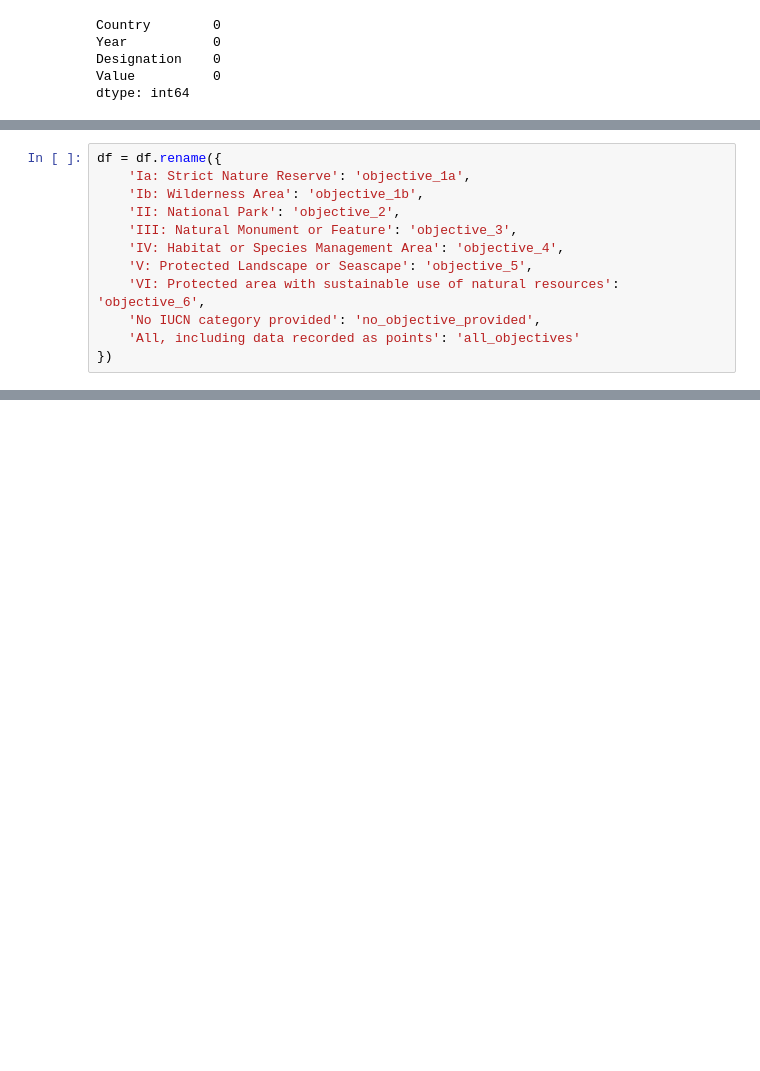
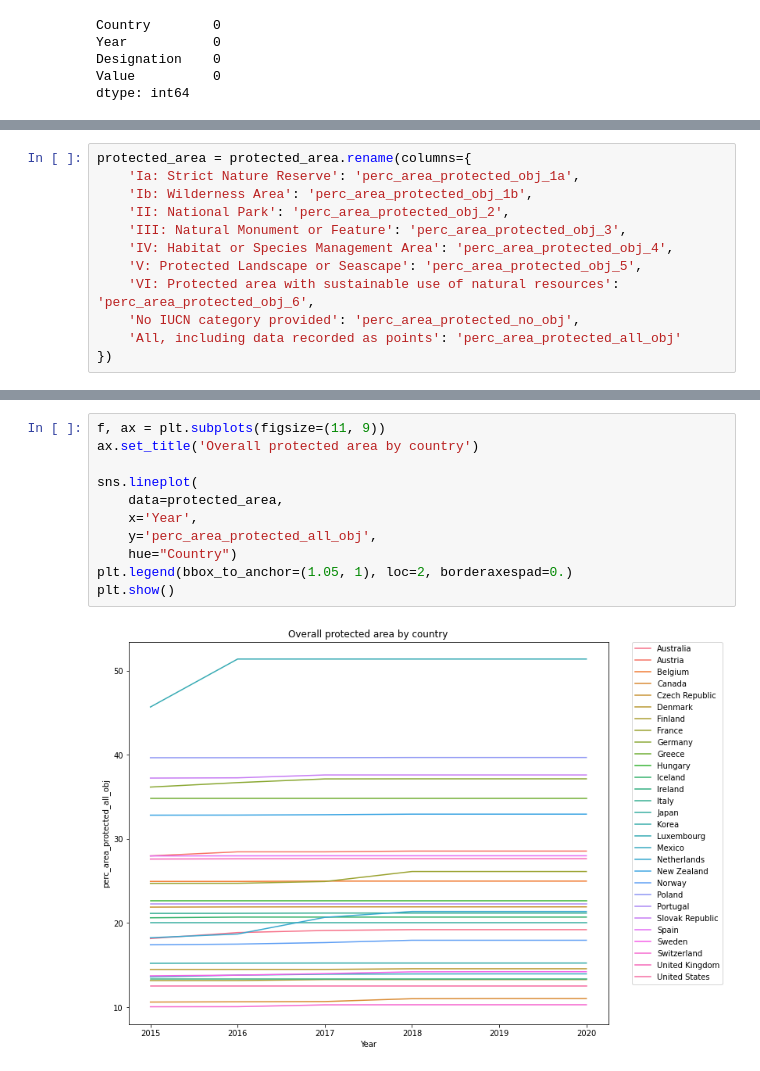
Before and after one commit to MarkusKiesel93/DOPPThreatenedSpecies, a Jupyter notebook: protected_areas.ipynb, the cells around one changed output, grey strips where cells are left out. Saved outputs shown, nothing was run; the diff lists cells and outputs as text; blank space fills up the shorter version.

```diff
--- a/protected_areas.ipynb
+++ b/protected_areas.ipynb
@@ -140,12 +148,12 @@ df.head()
 # %%
-df = df.rename({
-    'Ia: Strict Nature Reserve': 'objective_1a',
-    'Ib: Wilderness Area': 'objective_1b',
-    'II: National Park': 'objective_2',
-    'III: Natural Monument or Feature': 'objective_3',
-    'IV: Habitat or Species Management Area': 'objective_4',
-    'V: Protected Landscape or Seascape': 'objective_5',
-    'VI: Protected area with sustainable use of natural resources': 'objective_6',
-    'No IUCN category provided': 'no_objective_provided',
-    'All, including data recorded as points': 'all_objectives'
+protected_area = protected_area.rename(columns={
+    'Ia: Strict Nature Reserve': 'perc_area_protected_obj_1a',
+    'Ib: Wilderness Area': 'perc_area_protected_obj_1b',
+    'II: National Park': 'perc_area_protected_obj_2',
+    'III: Natural Monument or Feature': 'perc_area_protected_obj_3',
+    'IV: Habitat or Species Management Area': 'perc_area_protected_obj_4',
+    'V: Protected Landscape or Seascape': 'perc_area_protected_obj_5',
+    'VI: Protected area with sustainable use of natural resources': 'perc_area_protected_obj_6',
+    'No IUCN category provided': 'perc_area_protected_no_obj',
+    'All, including data recorded as points': 'perc_area_protected_all_obj'
 })
@@ -151,0 +191,13 @@ df = df.rename({
+# %%
+f, ax = plt.subplots(figsize=(11, 9))
+ax.set_title('Overall protected area by country')
+
+sns.lineplot(
+    data=protected_area,
+    x='Year',
+    y='perc_area_protected_all_obj',
+    hue="Country")
+plt.legend(bbox_to_anchor=(1.05, 1), loc=2, borderaxespad=0.)
+plt.show()
+# %% [output]
+[figure, added]
```
Also changed, not shown: parts of 9 cells of this notebook.
